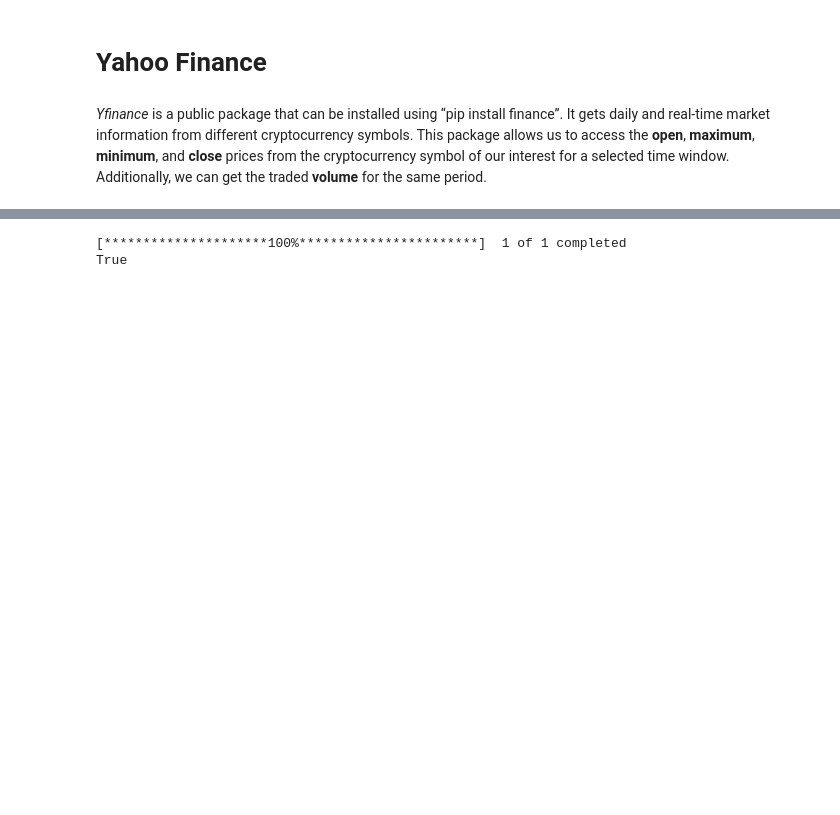
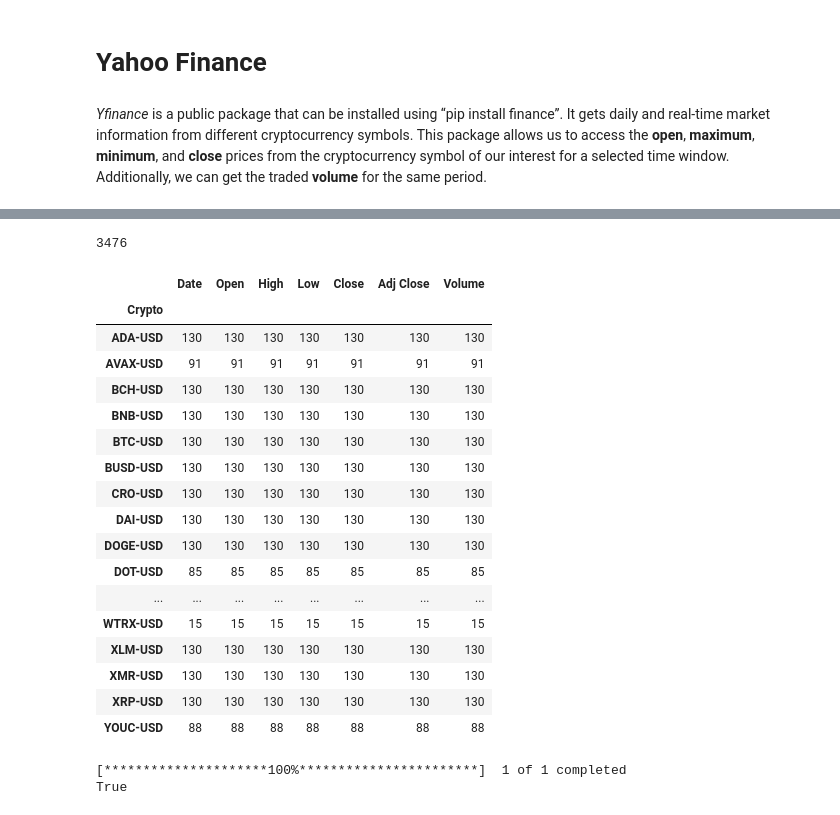
Before and after one commit to andres-pb/DS4A_project, a Jupyter notebook: EDA.ipynb, the cells around one changed output, grey strips where cells are left out. Cells and saved outputs as stored; diff of their text form; code cells hidden in the pictures; blank space fills up the shorter version.

Commit message:
Yahoo cryptos

```diff
--- a/EDA.ipynb
+++ b/EDA.ipynb
@@ -47,3 +47,21 @@ __LOG.info(starting_message())
 # Yahoo Finance
 # %% [markdown]
 *Yfinance* is a public package that can be installed using “pip install finance”.  It gets daily and real-time market information from different cryptocurrency symbols. This package allows us to access the **open**, **maximum**, **minimum**, and **close** prices from the cryptocurrency symbol of our interest for a selected time window. Additionally, we can get the traded **volume** for the same period.
+# %%
+cryptos = {"BTC-USD","ETH-USD","USDT-USD","USDC-USD","BNB-USD","ADA-USD","XRP-USD","BUSD-USD","SOL-USD","DOGE-USD","HEX-USD","DOT-USD",\
+"WTRX-USD","WBTC-USD","TRX-USD","DAI-USD","AVAX-USD","STETH-USD","SHIB-USD","LEO-USD","MATIC-USD","CRO-USD","LTC-USD","YOUC-USD","NEAR-USD",\
+"UNI1-USD","BCH-USD","XLM-USD","FTT-USD","XMR-USD"}
+cryptos_results = pd.DataFrame()
+# %%
+for element in cryptos:
+    status, yahoo_data = yahoo_finance.market_value(element)
+    if status:
+        #print(status)
+        yahoodf = pd.DataFrame(yahoo_data, columns=['Open', 'High', 'Low', 'Close', 'Adj Close', 'Volume'])
+        #yahoodf['Date'] = yahoodf.index
+        yahoodf = yahoodf.reset_index(level=0)
+        yahoodf = yahoodf.assign(Crypto=element)
+        #yahoodf.head()
+    cryptos_results = cryptos_results.append(yahoodf, ignore_index=True)
+
+cryptos_results.head()
@@ -50,3 +92,28 @@ __LOG.info(starting_message())
+# %%
+len(cryptos_results)
+# %% [output]
+3476
+# %%
+cryptos_results.groupby(['Crypto']).count()
+# %% [output]
+|  | Date | Open | High | Low | Close | Adj Close | Volume |
+| Crypto |  |  |  |  |  |  |  |
+| ADA-USD | 130 | 130 | 130 | 130 | 130 | 130 | 130 |
+| AVAX-USD | 91 | 91 | 91 | 91 | 91 | 91 | 91 |
+| BCH-USD | 130 | 130 | 130 | 130 | 130 | 130 | 130 |
+| BNB-USD | 130 | 130 | 130 | 130 | 130 | 130 | 130 |
+| BTC-USD | 130 | 130 | 130 | 130 | 130 | 130 | 130 |
+| BUSD-USD | 130 | 130 | 130 | 130 | 130 | 130 | 130 |
+| CRO-USD | 130 | 130 | 130 | 130 | 130 | 130 | 130 |
+| DAI-USD | 130 | 130 | 130 | 130 | 130 | 130 | 130 |
+| DOGE-USD | 130 | 130 | 130 | 130 | 130 | 130 | 130 |
+| DOT-USD | 85 | 85 | 85 | 85 | 85 | 85 | 85 |
+| ... | ... | ... | ... | ... | ... | ... | ... |
+| WTRX-USD | 15 | 15 | 15 | 15 | 15 | 15 | 15 |
+| XLM-USD | 130 | 130 | 130 | 130 | 130 | 130 | 130 |
+| XMR-USD | 130 | 130 | 130 | 130 | 130 | 130 | 130 |
+| XRP-USD | 130 | 130 | 130 | 130 | 130 | 130 | 130 |
+| YOUC-USD | 88 | 88 | 88 | 88 | 88 | 88 | 88 |
 # %%
 status, yahoo_data = yahoo_finance.market_value('BTC-USD')
 if status:
```
Also changed, not shown: parts of 1 cell of this notebook, 2 other files.
